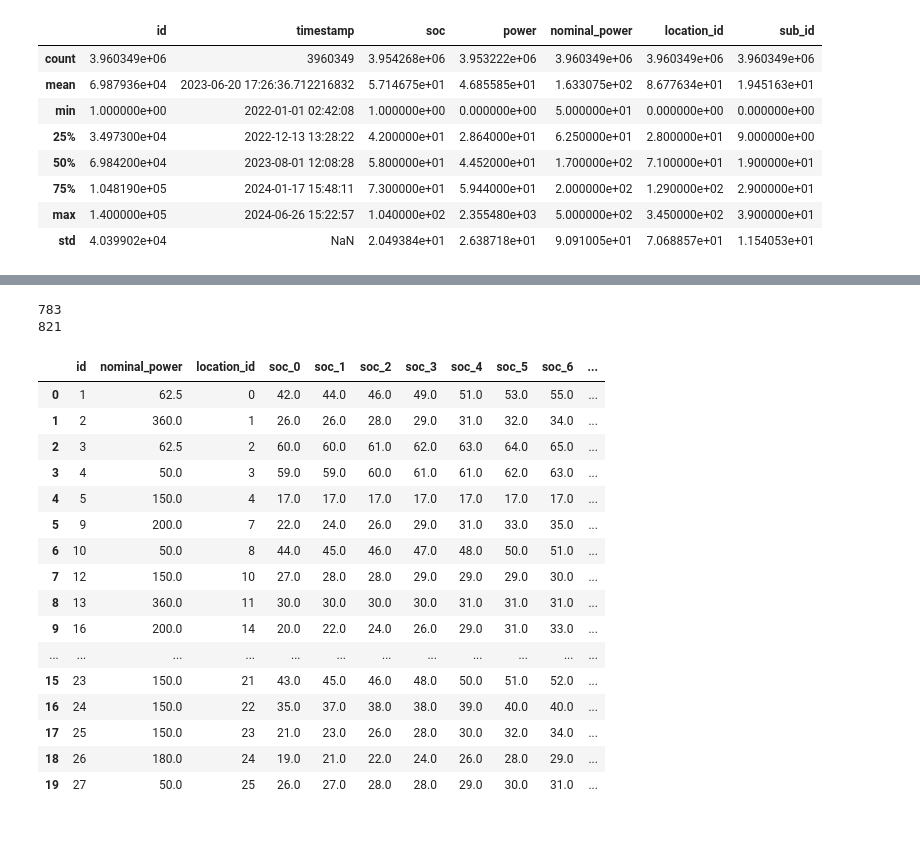
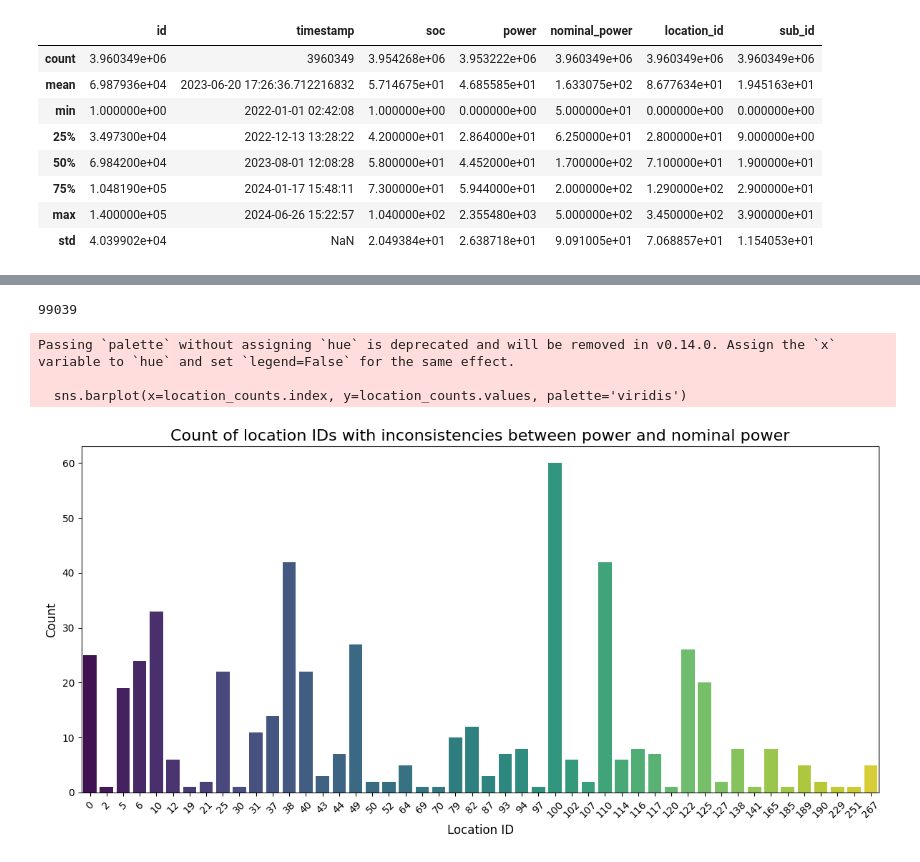
Before and after one commit to JakobBerg-Projects/CedasHackathon2025, a Jupyter notebook: src/gedvyde/eviny.ipynb, the cells around one changed output, grey strips where cells are left out. Drawn from its saved outputs; the diff is of its cells as text; code cells hidden in the pictures; blank space fills up the shorter version.

Commit message:
oppgradert utforskende data analyse

```diff
--- a/src/gedvyde/eviny.ipynb
+++ b/src/gedvyde/eviny.ipynb
@@ -112,36 +88,0 @@ dtype: int64
-# %%
-threshold = 15
-
-# Find columns with more than half missing values
-soc_cols = [f'soc_{i}' for i in range(10, 40)]
-power_cols = [f'power_{i}' for i in range(10, 40)]
-
-print((df[soc_cols].isna().sum(axis=1) > threshold).sum())
-print((df[power_cols].isna().sum(axis=1) > threshold).sum())
-# %% [output]
-783
-821
-# %%
-power_cols = [f'power_{i}' for i in range(40)]
-
-df['total_power'] = df[power_cols].sum(axis=1)
-# %%
-df.head(20)
-# %% [output]
-|  | id | nominal_power | location_id | soc_0 | soc_1 | soc_2 | soc_3 | soc_4 | soc_5 | soc_6 | ... |
-| 0 | 1 | 62.5 | 0 | 42.0 | 44.0 | 46.0 | 49.0 | 51.0 | 53.0 | 55.0 | ... |
-| 1 | 2 | 360.0 | 1 | 26.0 | 26.0 | 28.0 | 29.0 | 31.0 | 32.0 | 34.0 | ... |
-| 2 | 3 | 62.5 | 2 | 60.0 | 60.0 | 61.0 | 62.0 | 63.0 | 64.0 | 65.0 | ... |
-| 3 | 4 | 50.0 | 3 | 59.0 | 59.0 | 60.0 | 61.0 | 61.0 | 62.0 | 63.0 | ... |
-| 4 | 5 | 150.0 | 4 | 17.0 | 17.0 | 17.0 | 17.0 | 17.0 | 17.0 | 17.0 | ... |
-| 5 | 9 | 200.0 | 7 | 22.0 | 24.0 | 26.0 | 29.0 | 31.0 | 33.0 | 35.0 | ... |
-| 6 | 10 | 50.0 | 8 | 44.0 | 45.0 | 46.0 | 47.0 | 48.0 | 50.0 | 51.0 | ... |
-| 7 | 12 | 150.0 | 10 | 27.0 | 28.0 | 28.0 | 29.0 | 29.0 | 29.0 | 30.0 | ... |
-| 8 | 13 | 360.0 | 11 | 30.0 | 30.0 | 30.0 | 30.0 | 31.0 | 31.0 | 31.0 | ... |
-| 9 | 16 | 200.0 | 14 | 20.0 | 22.0 | 24.0 | 26.0 | 29.0 | 31.0 | 33.0 | ... |
-| ... | ... | ... | ... | ... | ... | ... | ... | ... | ... | ... | ... |
-| 15 | 23 | 150.0 | 21 | 43.0 | 45.0 | 46.0 | 48.0 | 50.0 | 51.0 | 52.0 | ... |
-| 16 | 24 | 150.0 | 22 | 35.0 | 37.0 | 38.0 | 38.0 | 39.0 | 40.0 | 40.0 | ... |
-| 17 | 25 | 150.0 | 23 | 21.0 | 23.0 | 26.0 | 28.0 | 30.0 | 32.0 | 34.0 | ... |
-| 18 | 26 | 180.0 | 24 | 19.0 | 21.0 | 22.0 | 24.0 | 26.0 | 28.0 | 29.0 | ... |
-| 19 | 27 | 50.0 | 25 | 26.0 | 27.0 | 28.0 | 28.0 | 29.0 | 30.0 | 31.0 | ... |
@@ -147,0 +108,40 @@ df.head(20)
+# %%
+df = fill_and_remove_missing(df)
+# %%
+df = df.set_index("id")
+df['timestamp'] = pd.to_datetime(df['timestamp'])
+# %%
+len(df)
+# 99039
+# %% [output]
+99039
+# %%
+import matplotlib.pyplot as plt
+import seaborn as sns
+
+# Create a condition to check if any power value exceeds the nominal_power for each row
+condition = df[[f'power_{i}' for i in range(40)]].gt(df['nominal_power'] +1, axis=0).any(axis=1)
+
+# Filter the rows where at least one power value is greater than nominal_power
+df_filtered = df[condition]
+
+# Count the occurrences of each location_id in the filtered DataFrame
+location_counts = df_filtered['location_id'].value_counts()
+
+# Plotting the data
+plt.figure(figsize=(12, 6))
+sns.barplot(x=location_counts.index, y=location_counts.values, palette='viridis')
+plt.title('Count of location IDs with inconsistencies between power and nominal power', fontsize=16)
+plt.xlabel('Location ID', fontsize=12)
+plt.ylabel('Count', fontsize=12)
+plt.xticks(rotation=45)
+plt.tight_layout()
+plt.show()
+
+# for col in [f'power_{i}' for i in range(40)]:
+#     df[col] = df[col].clip(upper = df["nominal_power"])
+# %% [output]
+Passing `palette` without assigning `hue` is deprecated and will be removed in v0.14.0. Assign the `x` variable to `hue` and set `legend=False` for the same effect.
+
+  sns.barplot(x=location_counts.index, y=location_counts.values, palette='viridis')
+[figure, added]
```
Also changed, not shown: parts of 21 cells of this notebook, 1 other file.
